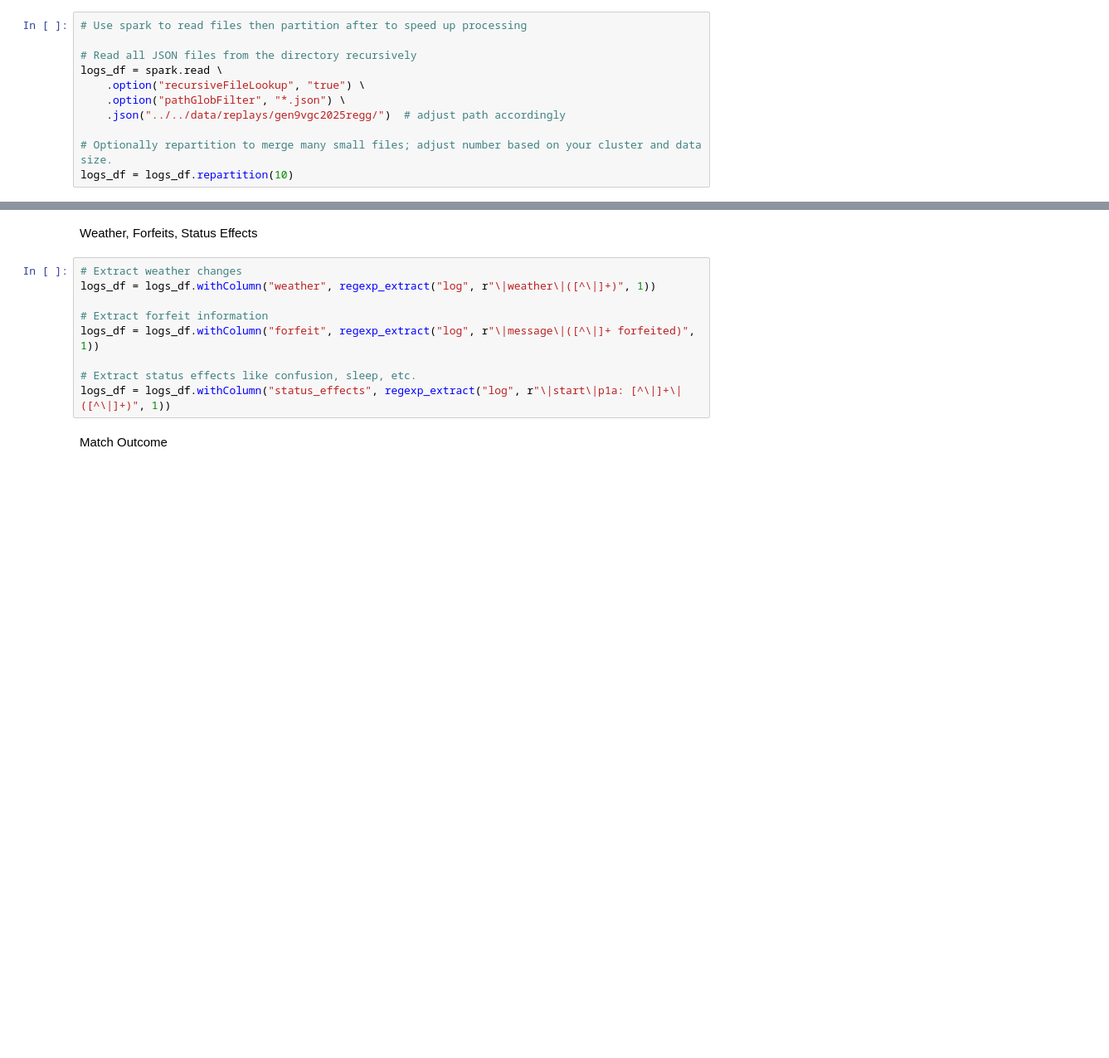
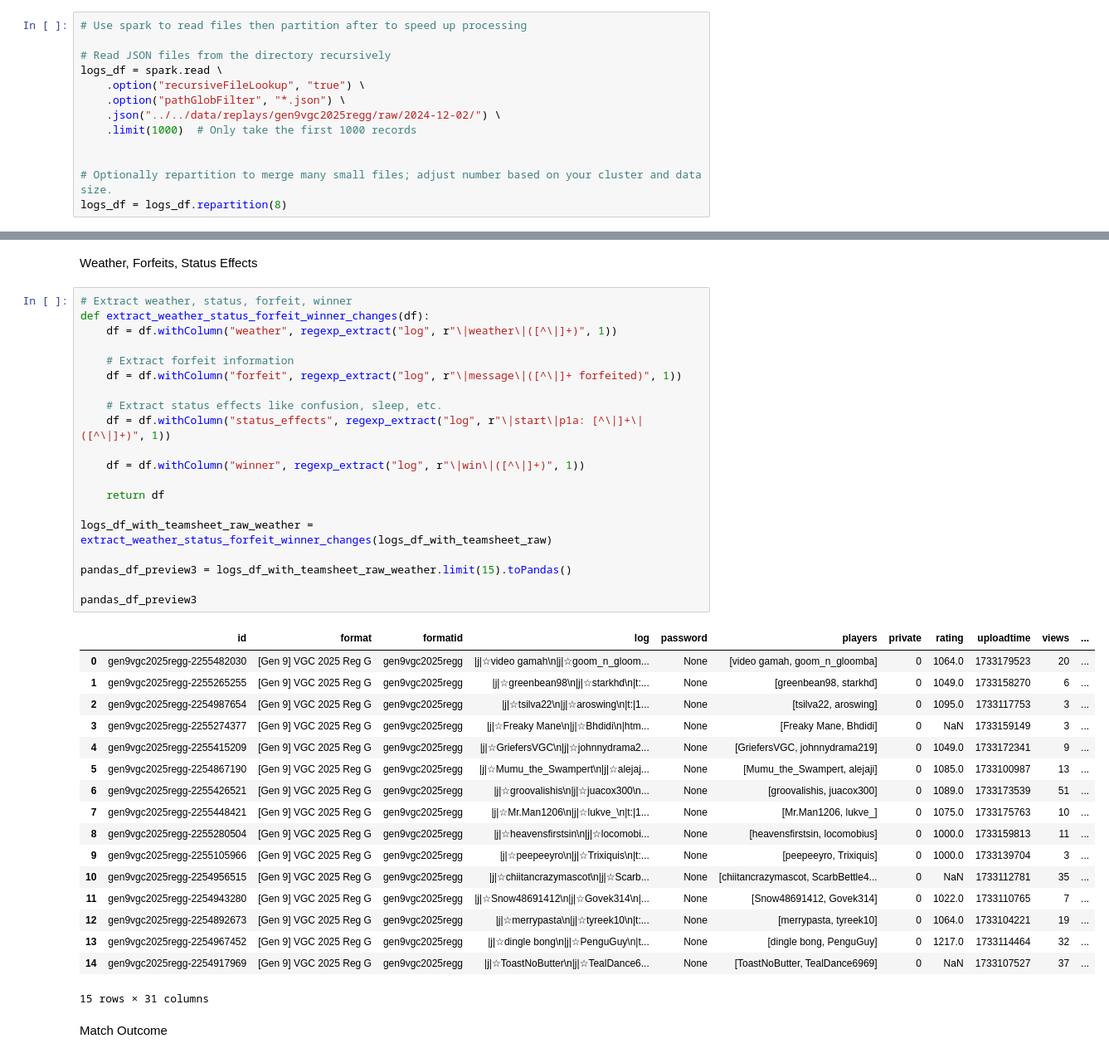
Before and after one commit to seb-patron/VGC-Analysis, a Jupyter notebook: notebooks/exploration/explore-replays.ipynb, the cells around one changed output, grey strips where cells are left out. Shown at 83% size. Drawn from its saved outputs; the diff is of its cells as text; blank space fills up the shorter version.

```diff
--- a/notebooks/exploration/explore-replays.ipynb
+++ b/notebooks/exploration/explore-replays.ipynb
@@ -22,14 +22,16 @@ We will load only the Regulation G Json files.
 # %%
 # Use spark to read files then partition after to speed up processing
 
-# Read all JSON files from the directory recursively
+# Read JSON files from the directory recursively
 logs_df = spark.read \
     .option("recursiveFileLookup", "true") \
     .option("pathGlobFilter", "*.json") \
-    .json("../../data/replays/gen9vgc2025regg/")  # adjust path accordingly
+    .json("../../data/replays/gen9vgc2025regg/raw/2024-12-02/") \
+    .limit(1000)  # Only take the first 1000 records
+
 
 # Optionally repartition to merge many small files; adjust number based on your cluster and data size.
-logs_df = logs_df.repartition(10)
+logs_df = logs_df.repartition(8)
 # %% [markdown]
 ### Step 2: Extract Relevant Information
 
@@ -100,14 +304,43 @@ logs_df = logs_df.withColumn("player2_tera_raw",
 # %% [markdown]
 Weather, Forfeits, Status Effects
 # %%
-# Extract weather changes
-logs_df = logs_df.withColumn("weather", regexp_extract("log", r"\|weather\|([^\|]+)", 1))
+# Extract weather, status, forfeit, winner
+def extract_weather_status_forfeit_winner_changes(df):
+    df = df.withColumn("weather", regexp_extract("log", r"\|weather\|([^\|]+)", 1))
 
-# Extract forfeit information
-logs_df = logs_df.withColumn("forfeit", regexp_extract("log", r"\|message\|([^\|]+ forfeited)", 1))
+    # Extract forfeit information
+    df = df.withColumn("forfeit", regexp_extract("log", r"\|message\|([^\|]+ forfeited)", 1))
 
-# Extract status effects like confusion, sleep, etc.
-logs_df = logs_df.withColumn("status_effects", regexp_extract("log", r"\|start\|p1a: [^\|]+\|([^\|]+)", 1))
+    # Extract status effects like confusion, sleep, etc.
+    df = df.withColumn("status_effects", regexp_extract("log", r"\|start\|p1a: [^\|]+\|([^\|]+)", 1))
+
+    df = df.withColumn("winner", regexp_extract("log", r"\|win\|([^\|]+)", 1))
+
+    return df
+
+logs_df_with_teamsheet_raw_weather = extract_weather_status_forfeit_winner_changes(logs_df_with_teamsheet_raw)
+
+pandas_df_preview3 = logs_df_with_teamsheet_raw_weather.limit(15).toPandas()
+
+pandas_df_preview3
+# %% [output]
+|  | id | format | formatid | log | password | players | private | rating | uploadtime | views | ... |
+| 0 | gen9vgc2025regg-2255482030 | [Gen 9] VGC 2025 Reg G | gen9vgc2025regg | |j|☆video gamah\n|j|☆goom_n_gloom... | None | [video gamah, goom_n_gloomba] | 0 | 1064.0 | 1733179523 | 20 | ... |
+| 1 | gen9vgc2025regg-2255265255 | [Gen 9] VGC 2025 Reg G | gen9vgc2025regg | |j|☆greenbean98\n|j|☆starkhd\n|t:... | None | [greenbean98, starkhd] | 0 | 1049.0 | 1733158270 | 6 | ... |
+| 2 | gen9vgc2025regg-2254987654 | [Gen 9] VGC 2025 Reg G | gen9vgc2025regg | |j|☆tsilva22\n|j|☆aroswing\n|t:|1... | None | [tsilva22, aroswing] | 0 | 1095.0 | 1733117753 | 3 | ... |
+| 3 | gen9vgc2025regg-2255274377 | [Gen 9] VGC 2025 Reg G | gen9vgc2025regg | |j|☆Freaky Mane\n|j|☆Bhdidi\n|htm... | None | [Freaky Mane, Bhdidi] | 0 | NaN | 1733159149 | 3 | ... |
+| 4 | gen9vgc2025regg-2255415209 | [Gen 9] VGC 2025 Reg G | gen9vgc2025regg | |j|☆GriefersVGC\n|j|☆johnnydrama2... | None | [GriefersVGC, johnnydrama219] | 0 | 1049.0 | 1733172341 | 9 | ... |
+| 5 | gen9vgc2025regg-2254867190 | [Gen 9] VGC 2025 Reg G | gen9vgc2025regg | |j|☆Mumu_the_Swampert\n|j|☆alejaj... | None | [Mumu_the_Swampert, alejaji] | 0 | 1085.0 | 1733100987 | 13 | ... |
+| 6 | gen9vgc2025regg-2255426521 | [Gen 9] VGC 2025 Reg G | gen9vgc2025regg | |j|☆groovalishis\n|j|☆juacox300\n... | None | [groovalishis, juacox300] | 0 | 1089.0 | 1733173539 | 51 | ... |
+| 7 | gen9vgc2025regg-2255448421 | [Gen 9] VGC 2025 Reg G | gen9vgc2025regg | |j|☆Mr.Man1206\n|j|☆lukve_\n|t:|1... | None | [Mr.Man1206, lukve_] | 0 | 1075.0 | 1733175763 | 10 | ... |
+| 8 | gen9vgc2025regg-2255280504 | [Gen 9] VGC 2025 Reg G | gen9vgc2025regg | |j|☆heavensfirstsin\n|j|☆locomobi... | None | [heavensfirstsin, locomobius] | 0 | 1000.0 | 1733159813 | 11 | ... |
+| 9 | gen9vgc2025regg-2255105966 | [Gen 9] VGC 2025 Reg G | gen9vgc2025regg | |j|☆peepeeyro\n|j|☆Trixiquis\n|t:... | None | [peepeeyro, Trixiquis] | 0 | 1000.0 | 1733139704 | 3 | ... |
+| 10 | gen9vgc2025regg-2254956515 | [Gen 9] VGC 2025 Reg G | gen9vgc2025regg | |j|☆chiitancrazymascot\n|j|☆Scarb... | None | [chiitancrazymascot, ScarbBettle4... | 0 | NaN | 1733112781 | 35 | ... |
+| 11 | gen9vgc2025regg-2254943280 | [Gen 9] VGC 2025 Reg G | gen9vgc2025regg | |j|☆Snow48691412\n|j|☆Govek314\n|... | None | [Snow48691412, Govek314] | 0 | 1022.0 | 1733110765 | 7 | ... |
+| 12 | gen9vgc2025regg-2254892673 | [Gen 9] VGC 2025 Reg G | gen9vgc2025regg | |j|☆merrypasta\n|j|☆tyreek10\n|t:... | None | [merrypasta, tyreek10] | 0 | 1064.0 | 1733104221 | 19 | ... |
+| 13 | gen9vgc2025regg-2254967452 | [Gen 9] VGC 2025 Reg G | gen9vgc2025regg | |j|☆dingle bong\n|j|☆PenguGuy\n|t... | None | [dingle bong, PenguGuy] | 0 | 1217.0 | 1733114464 | 32 | ... |
+| 14 | gen9vgc2025regg-2254917969 | [Gen 9] VGC 2025 Reg G | gen9vgc2025regg | |j|☆ToastNoButter\n|j|☆TealDance6... | None | [ToastNoButter, TealDance6969] | 0 | NaN | 1733107527 | 37 | ... |
+15 rows × 31 columns
 # %% [markdown]
 Match Outcome
 # %%
```
Also changed, not shown: parts of 12 cells of this notebook, 8 other files.
